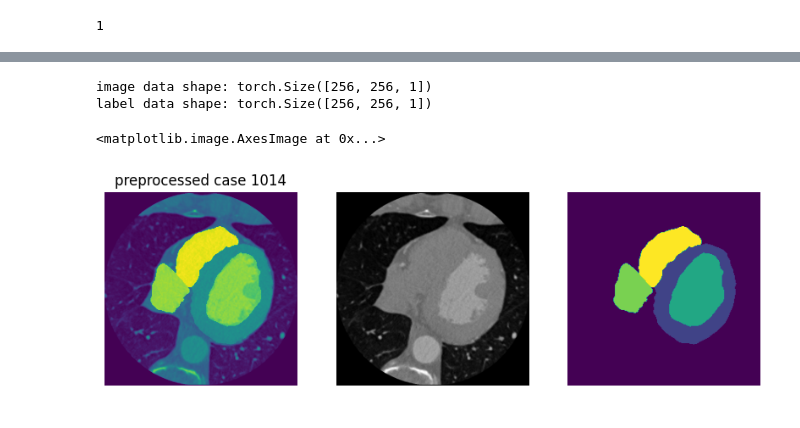
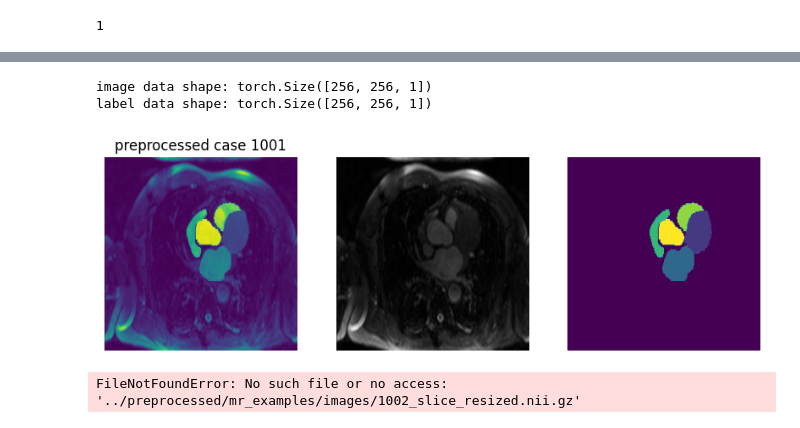
Before and after one commit to Trustworthy-AI-UU-NKI/Cross-Modal-Segmentation, a Jupyter notebook: data/exploratory_notebooks/visualize_data.ipynb, the cells around one changed output, grey strips where cells are left out. Saved outputs shown, nothing was run; the diff lists cells and outputs as text; code cells hidden in the pictures.

```diff
--- a/data/exploratory_notebooks/visualize_data.ipynb
+++ b/data/exploratory_notebooks/visualize_data.ipynb
@@ -110,28 +183,30 @@ Total number of slices: 2
 # %%
 # original, mapped, flipped, resized
-file_original_map_flip_res = f"../preprocessed/ct_examples/images/{case}_slice_orig_map_flip_resize.nii.gz"
-example_im_original_map_flip_res = LoadImage(image_only=True, simple_keys=True)(file_original_map_flip_res)
-print(f"image data shape: {example_im_original_map_flip_res.shape}")
+for case in range(1001, 1021):
+    file_original = f"../preprocessed/mr_examples/images/{case}_slice_resized.nii.gz"
+    example_im_original = LoadImage(image_only=True, simple_keys=True)(file_original)
+    print(f"image data shape: {example_im_original.shape}")
 
-label_original_map_flip_res = f"../preprocessed/ct_examples/labels/{case}_slice_orig_map_flip_resize.nii.gz"
-example_label_original_map_flip_res = LoadImage(image_only=True, simple_keys=True)(label_original_map_flip_res)
-print(f"label data shape: {example_label_original_map_flip_res.shape}")
+    label_original = f"../preprocessed/mr_examples/labels/{case}_slice_resized.nii.gz"
+    example_label_original = LoadImage(image_only=True, simple_keys=True)(label_original)
+    print(f"label data shape: {example_label_original.shape}")
 
-plt.figure(figsize=(10, 5))
-plt.subplot(1, 3, 1)
-plt.title(f"preprocessed case {case}")
-plt.axis("off")
-plt.imshow((example_im_original_map_flip_res + example_label_original_map_flip_res/10) / 2)
-plt.subplot(1, 3, 2)
-plt.axis("off")
-plt.imshow(example_im_original_map_flip_res, cmap="gray")
-plt.subplot(1, 3, 3)
-plt.axis("off")
-plt.imshow(example_label_original_map_flip_res)
+    plt.figure(figsize=(10, 5))
+    plt.subplot(1, 3, 1)
+    plt.title(f"preprocessed case {case}")
+    plt.axis("off")
+    plt.imshow((example_im_original + example_label_original/10) / 2)
+    plt.subplot(1, 3, 2)
+    plt.axis("off")
+    plt.imshow(example_im_original, cmap="gray")
+    plt.subplot(1, 3, 3)
+    plt.axis("off")
+    plt.imshow(example_label_original)
+    plt.show()
 # %% [output]
 image data shape: torch.Size([256, 256, 1])
 label data shape: torch.Size([256, 256, 1])
+[figure, new version]
-<matplotlib.image.AxesImage at 0x...>
+FileNotFoundError: No such file or no access: '../preprocessed/mr_examples/images/1002_slice_resized.nii.gz'
-[figure, old version]
 # %%
 d
```
Also changed, not shown: parts of 15 cells of this notebook, 5 other files.
